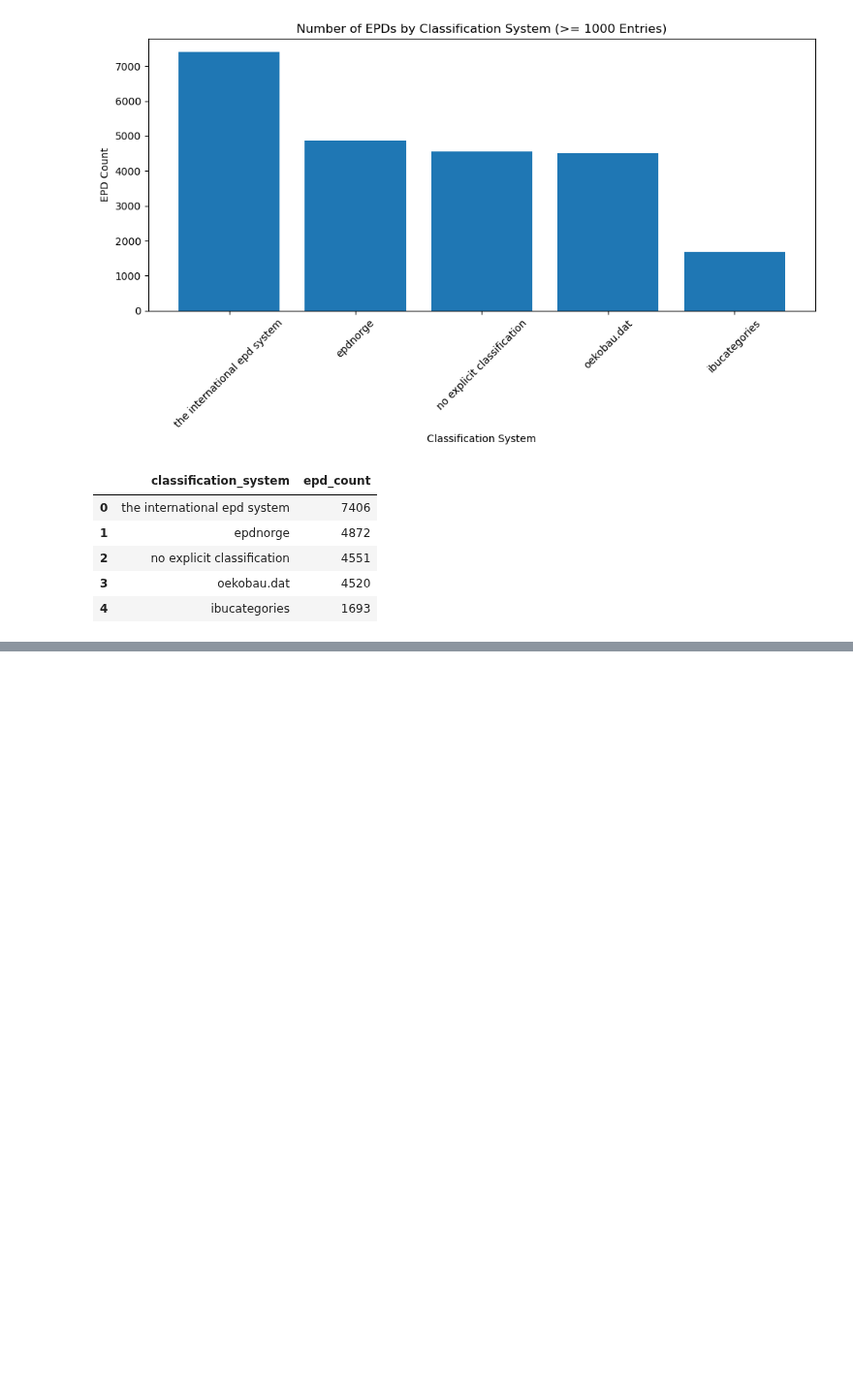
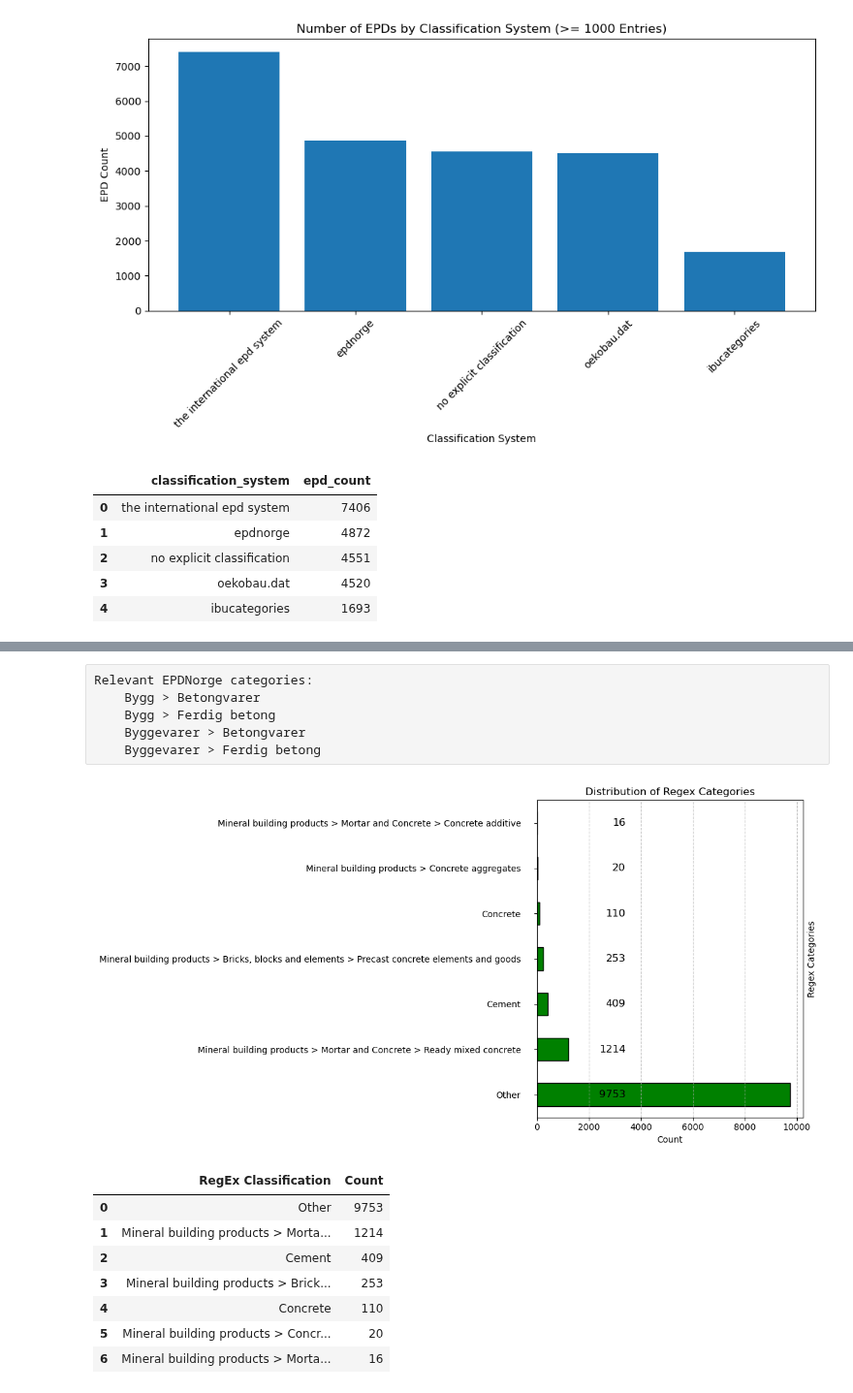
Before and after one commit to g3rezz/lca-data-harmonization-pipeline, a Jupyter notebook: data_analysis/sql_epd_data_analysis.ipynb, the cells around one changed output, grey strips where cells are left out. Shown at 97% size. Cells and saved outputs as stored; diff of their text form; code cells hidden in the pictures; blank space fills up the shorter version.

```diff
--- a/data_analysis/sql_epd_data_analysis.ipynb
+++ b/data_analysis/sql_epd_data_analysis.ipynb
@@ -69,0 +247,77 @@ print(df)
+# %% [raw]
+Relevant EPDNorge categories:
+    Bygg > Betongvarer
+    Bygg > Ferdig betong
+    Byggevarer > Betongvarer
+    Byggevarer > Ferdig betong
+# %%
+import pandas as pd
+import matplotlib.pyplot as plt
+import os
+
+# Define the CSV file path (adjust as needed)
+file_path = "../data/pipeline2/sql/regex_classified/filtered_epd_data02_classified_all_03.csv"
+
+if not os.path.exists(file_path):
+    print(f"File not found: {file_path}")
+else:
+    # Read the CSV file
+    df = pd.read_csv(file_path)
+
+    # Compute the counts of each regex classification
+    classification_counts = df["RegEx Classification"].value_counts()
+
+    # Convert the counts to a DataFrame for printing
+    df_counts = classification_counts.reset_index()
+    df_counts.columns = ['RegEx Classification', 'Count']
+
+    # Set display options to avoid truncation and line wrapping
+    pd.set_option('display.max_colwidth', None)
+    pd.set_option('display.expand_frame_repr', False)
+    pd.set_option('display.width', 1000)
+
+    # Create horizontal bar chart
+    plt.figure(figsize=(12, 6))
+    ax = classification_counts.plot(kind="barh", edgecolor="black", color="green")
+
+    # Set axis labels and title
+    plt.ylabel("Regex Categories")
+    plt.xlabel("Count")
+    plt.title("Distribution of Regex Categories")
+
+    # Move the y-axis label to the right of the plot
+    ax.yaxis.set_label_coords(1.05, 0.5)
+
+    # Increase padding on the y-axis tick labels if needed
+    ax.tick_params(axis="y", pad=15)
+
+    plt.grid(axis="x", linestyle="--", alpha=0.7)
+
+    # Determine the maximum count for positioning labels
+    max_count = classification_counts.max()
+
+    # Add count labels to the left of each bar
+    for p in ax.patches:
+        count = int(p.get_width())
+        # Position the label to the left of the bar (using 35% of max_count as offset)
+        label_x = p.get_x() + 0.35 * max_count
+        label_y = p.get_y() + p.get_height() / 2
+        ax.text(label_x, label_y, str(count),
+                horizontalalignment='right', verticalalignment='center',
+                color='black', fontsize=12)
+
+    plt.tight_layout()
+    plt.show()
+
+# Print the DataFrame
+df_counts
+# %% [output]
+[figure, added]
+|  | RegEx Classification | Count |
+| 0 | Other | 9753 |
+| 1 | Mineral building products > Morta... | 1214 |
+| 2 | Cement | 409 |
+| 3 | Mineral building products > Brick... | 253 |
+| 4 | Concrete | 110 |
+| 5 | Mineral building products > Concr... | 20 |
+| 6 | Mineral building products > Morta... | 16 |
```
Also changed, not shown: parts of 3 cells of this notebook.
